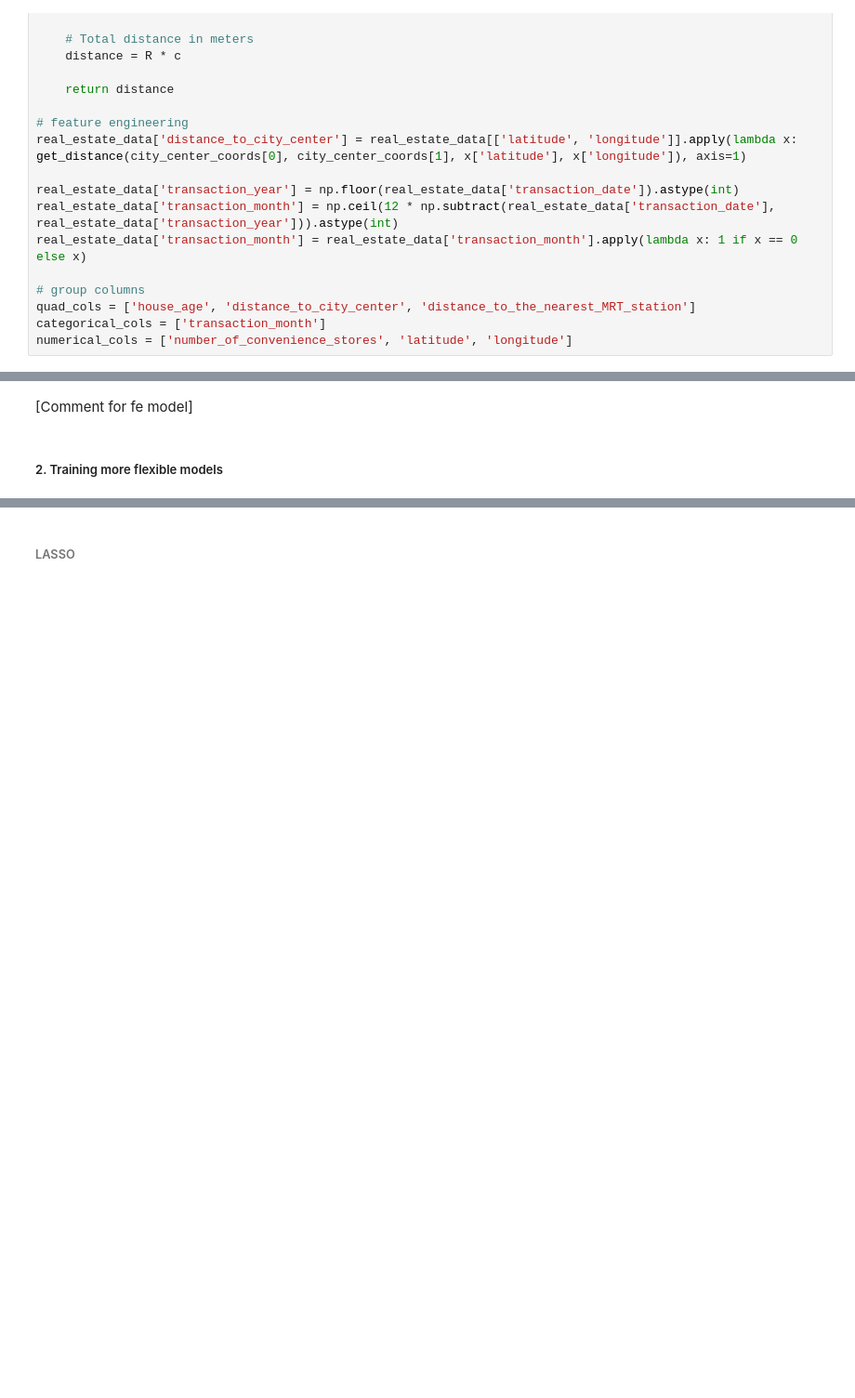
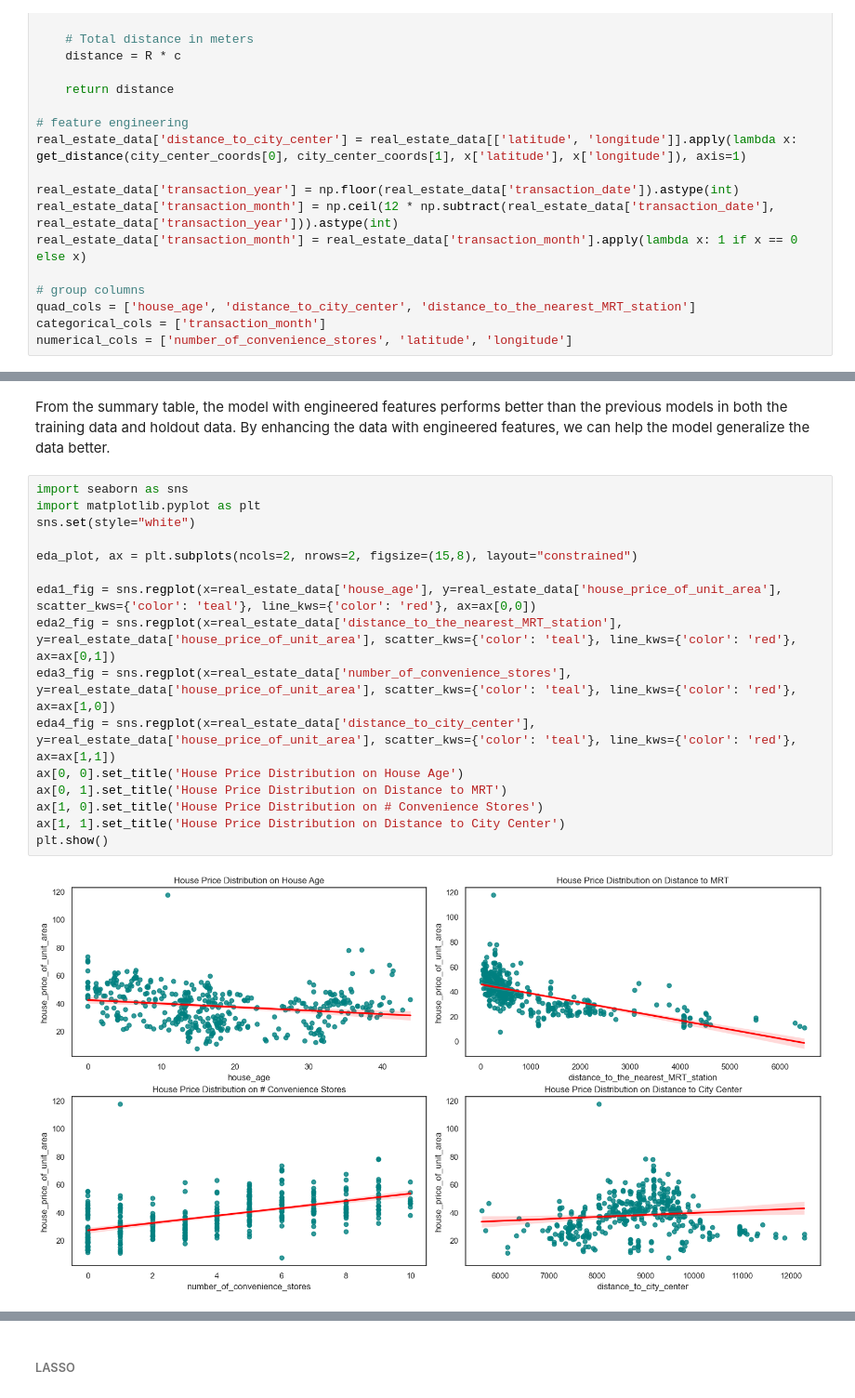
Before and after one commit to viethngn/Data_Science_2_ECBS5233, a Jupyter notebook: assignment1/assignment1_viethngn.ipynb, the cells around one changed output, grey strips where cells are left out. Shown at 93% size. Saved outputs shown, nothing was run; the diff lists cells and outputs as text; blank space fills up the shorter version.

```diff
--- a/assignment1/assignment1_viethngn.ipynb
+++ b/assignment1/assignment1_viethngn.ipynb
@@ -217,6 +197,22 @@ summary_df
 | 2 | Multivariate Linear Regression | 6.8995 | 9.4153 |
 | 3 | Linear Regression w. Engineered F... | 6.6811 | 7.8750 |
 # %% [markdown]
-[Comment for fe model]
+ From the summary table, the model with engineered features performs better than the previous models in both the training data and holdout data. By enhancing the data with engineered features, we can help the model generalize the data better.
-# %% [markdown]
-##### 2. Training more flexible models
+# %%
+import seaborn as sns
+import matplotlib.pyplot as plt
+sns.set(style="white")
+
+eda_plot, ax = plt.subplots(ncols=2, nrows=2, figsize=(15,8), layout="constrained")
+
+eda1_fig = sns.regplot(x=real_estate_data['house_age'], y=real_estate_data['house_price_of_unit_area'], scatter_kws={'color': 'teal'}, line_kws={'color': 'red'}, ax=ax[0,0])
+eda2_fig = sns.regplot(x=real_estate_data['distance_to_the_nearest_MRT_station'], y=real_estate_data['house_price_of_unit_area'], scatter_kws={'color': 'teal'}, line_kws={'color': 'red'}, ax=ax[0,1])
+eda3_fig = sns.regplot(x=real_estate_data['number_of_convenience_stores'], y=real_estate_data['house_price_of_unit_area'], scatter_kws={'color': 'teal'}, line_kws={'color': 'red'}, ax=ax[1,0])
+eda4_fig = sns.regplot(x=real_estate_data['distance_to_city_center'], y=real_estate_data['house_price_of_unit_area'], scatter_kws={'color': 'teal'}, line_kws={'color': 'red'}, ax=ax[1,1])
+ax[0, 0].set_title('House Price Distribution on House Age')
+ax[0, 1].set_title('House Price Distribution on Distance to MRT')
+ax[1, 0].set_title('House Price Distribution on # Convenience Stores')
+ax[1, 1].set_title('House Price Distribution on Distance to City Center')
+plt.show()
+# %% [output]
+[figure, new version]
```
Also changed, not shown: parts of 25 cells of this notebook.
